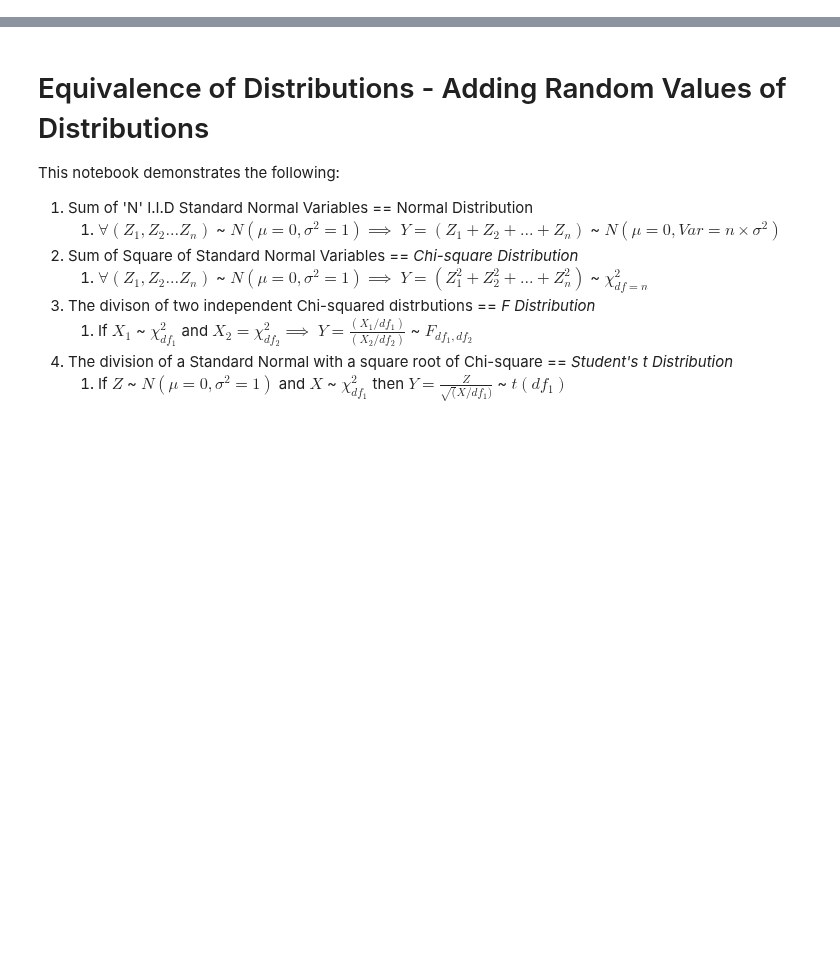
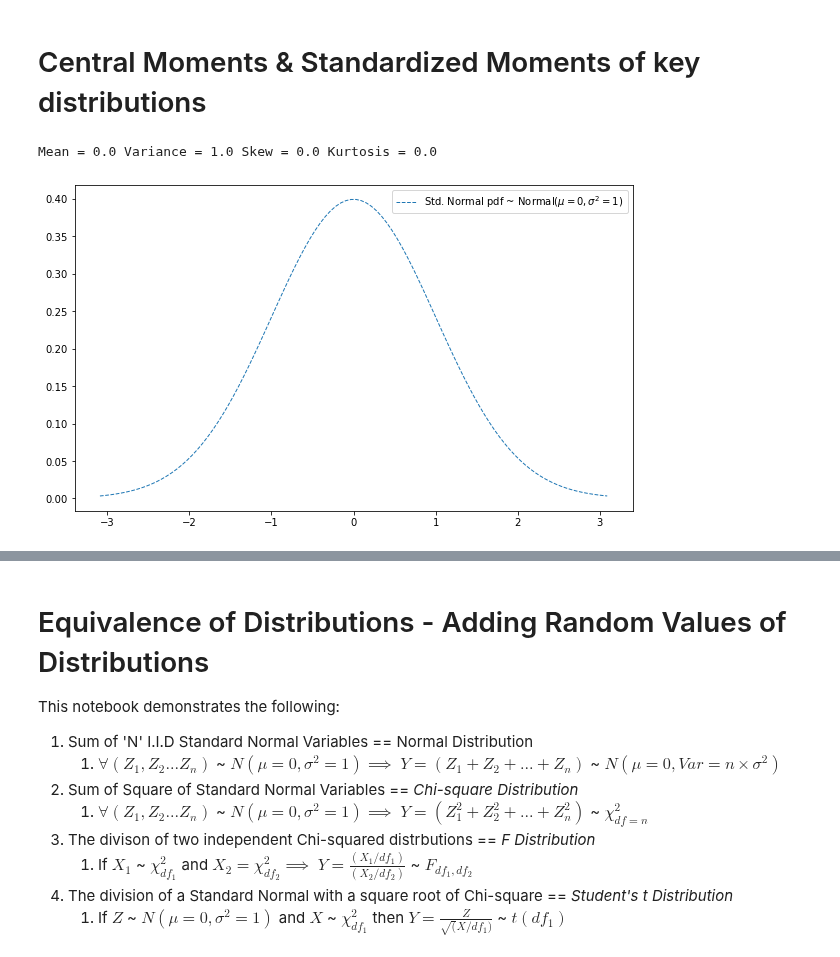
Before and after one commit to talktokalyan/Kalyan-Jupyter-Notebooks, a Jupyter notebook: IE-1.ipynb, the cells around one changed output, grey strips where cells are left out. Drawn from its saved outputs; the diff is of its cells as text; code cells hidden in the pictures; blank space fills up the shorter version.

```diff
--- a/IE-1.ipynb
+++ b/IE-1.ipynb
@@ -0,0 +1,16 @@
+# %% [markdown]
+# Central Moments & Standardized Moments of key distributions
+# %%
+# Std Normal
+Z_mean, Z_var, Z_skew, Z_kurt = std_norm.stats(moments="mvsk")
+print('Mean =', Z_mean, 'Variance =', Z_var, 'Skew =' , Z_skew, 'Kurtosis =', Z_kurt )
+
+
+std_norm = spstats.norm(0,1) #  Std normal
+fig1, ax1 = plt.subplots(1,1)
+ax1.plot(std_norm_grid, std_norm.pdf(std_norm_grid), '--', lw=1, label ='Std. Normal pdf ~ Normal$(\mu=0,\sigma^2=1)$')
+ax1.legend(loc='best', frameon=True)
+fig1.show()
+# %% [output]
+Mean = 0.0 Variance = 1.0 Skew = 0.0 Kurtosis = 0.0
+[figure, added]
```
Also changed, not shown: parts of 6 cells of this notebook, 1 other file.
